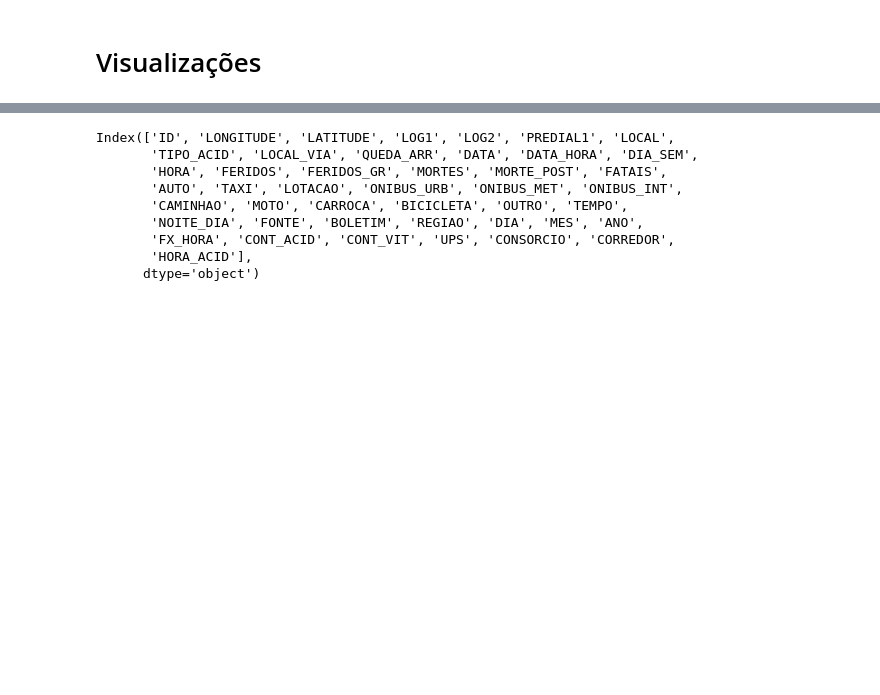
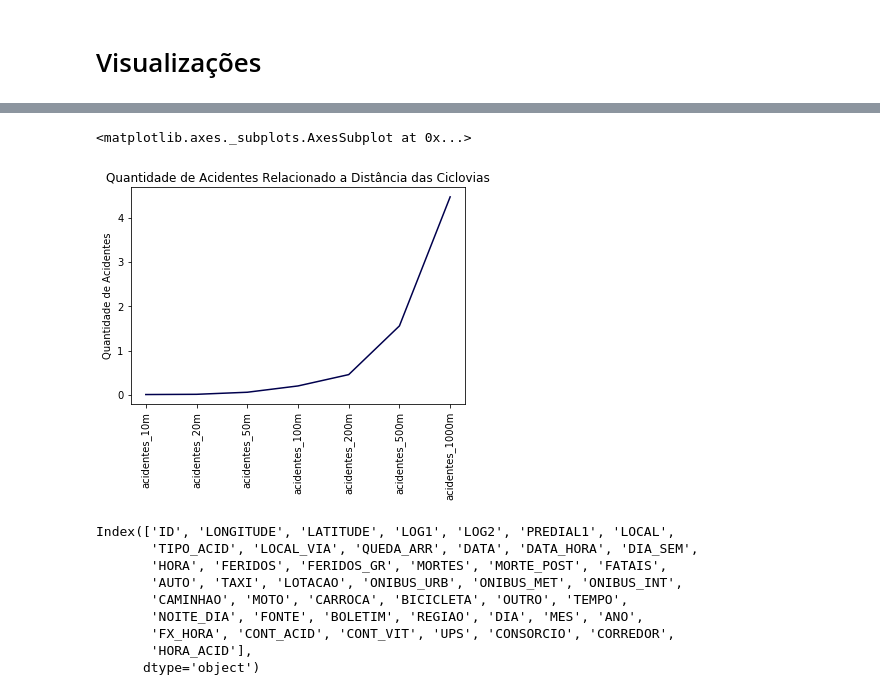
Before and after one commit to if1015-datascience-ufpe/2018-2-projeto-data-lords, a Jupyter notebook: project.ipynb, the cells around one changed output, grey strips where cells are left out. Drawn from its saved outputs; the diff is of its cells as text; code cells hidden in the pictures; blank space fills up the shorter version.

```diff
--- a/project.ipynb
+++ b/project.ipynb
@@ -730,3 +740,16 @@ lombadas_dis_mean.plot.bar(color =(0,0,0.3))
+# %%
+ciclovias = pd.read_csv('data/cicloviasDist2.csv')
+ciclovias_dis_mean = ciclovias[['acidentes_10m', 'acidentes_20m', 'acidentes_50m', \
+        'acidentes_100m', 'acidentes_200m', 'acidentes_500m', 'acidentes_1000m']].mean()
+ax = ciclovias_dis_mean.plot.line(color =(0,0,0.3), title='Quantidade de Acidentes Relacionado a Distância das Ciclovias')
+ticks = ['acidentes_10m', 'acidentes_20m', 'acidentes_50m', 'acidentes_100m', 'acidentes_200m', 'acidentes_500m', 'acidentes_1000m']
+ax.set_xticks(np.arange(len(ticks)))
+ax.set_xticklabels(ticks, rotation=90)
+ax.set_ylabel('Quantidade de Acidentes')
+ax
+# %% [output]
+<matplotlib.axes._subplots.AxesSubplot at 0x...>
+[figure, added]
 # %%
 acidents_data.columns
 # %% [output]
```
Also changed, not shown: parts of 4 cells of this notebook, 1 other file.
